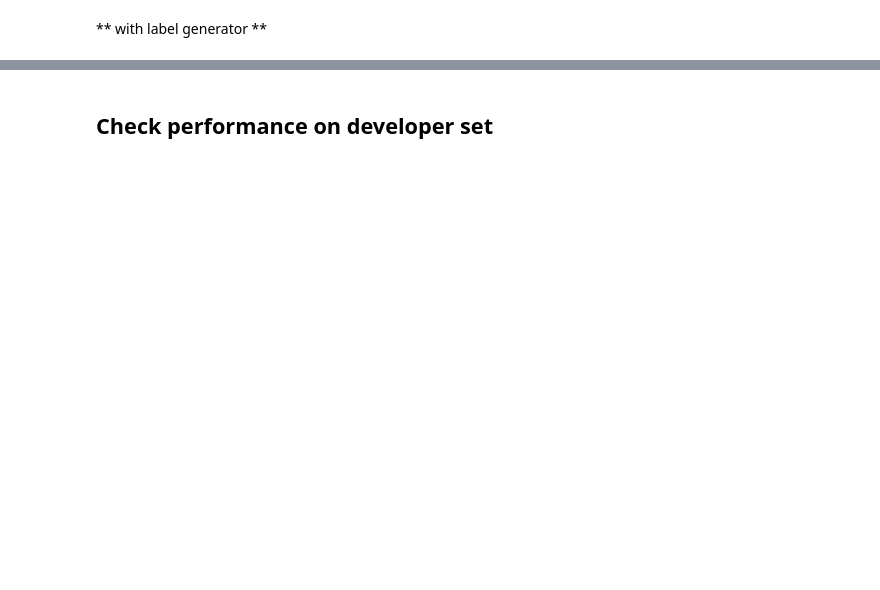
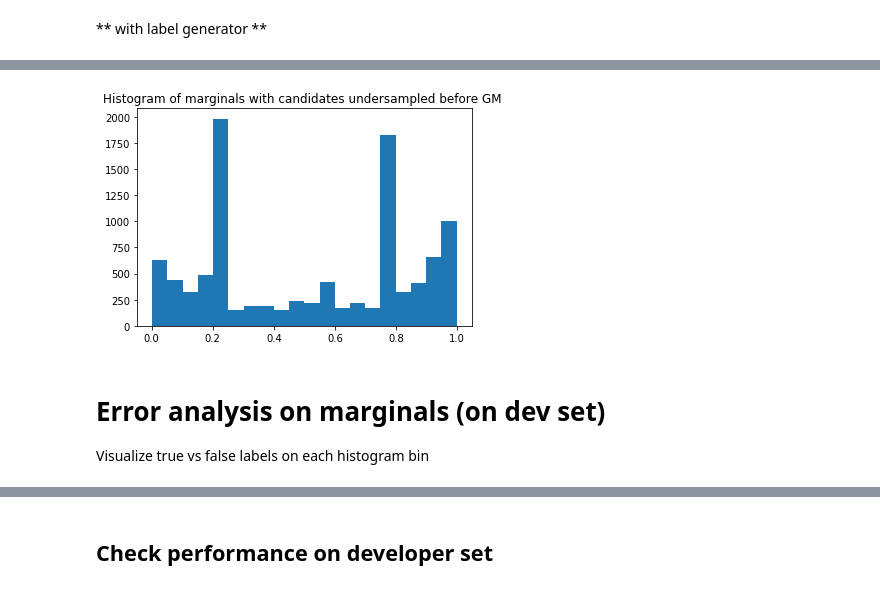
Before and after one commit to littlewine/snorkel-ml, a Jupyter notebook: my-code/snorkel II labelling functions & denoising.ipynb, the cells around one changed output, grey strips where cells are left out. Saved outputs shown, nothing was run; the diff lists cells and outputs as text; code cells hidden in the pictures; blank space fills up the shorter version.

```diff
--- a/my-code/snorkel II labelling functions & denoising.ipynb
+++ b/my-code/snorkel II labelling functions & denoising.ipynb
@@ -392,0 +361,11 @@ LOOK:
+# %%
+arr = np.fromiter(map(lambda x:x[0].item()>=0.5,L_train.mean(axis=1)), dtype=bool)
+lbls = arr*2-1
+indices = [i for i in range(L_train.shape[0])] # pass a list of indices into the undersampler
+ind_us, lbls_us = balance_candidates(indices, lbls)
+unlab_us = [unlab[i] for i in ind_us]
+pd.Series(lbls).hist()
+# %%
+ind_to_del = list(set(indices).difference(set(ind_us)))
+print "Going to delete %i training examples from the unlabeled set\n%i examples remaining"%(
+    len(ind_to_del),L_train.shape[0]-len(ind_to_del))
@@ -392,0 +465,15 @@ LOOK:
+# %%
+# or pick a previously pretrained model
+gen_model = GenerativeModel(lf_propensity=True, class_prior=False )
+
+gen_model.load('GenerativeModel_8', save_dir='checkpoints/grid_search/')
+unlab_marginals_us = gen_model.marginals(L_train_us)
+bb
+plt.hist(unlab_marginals_us, bins=20,range=[0,1])
+plt.title('Histogram of marginals with candidates undersampled before GM ')
+plt.show()
+# %% [output]
+[figure, added]
+# %% [markdown]
+# Error analysis on marginals (on dev set)
+Visualize true vs false labels on each histogram bin
```
Also changed, not shown: parts of 187 cells of this notebook, 14 other files.
